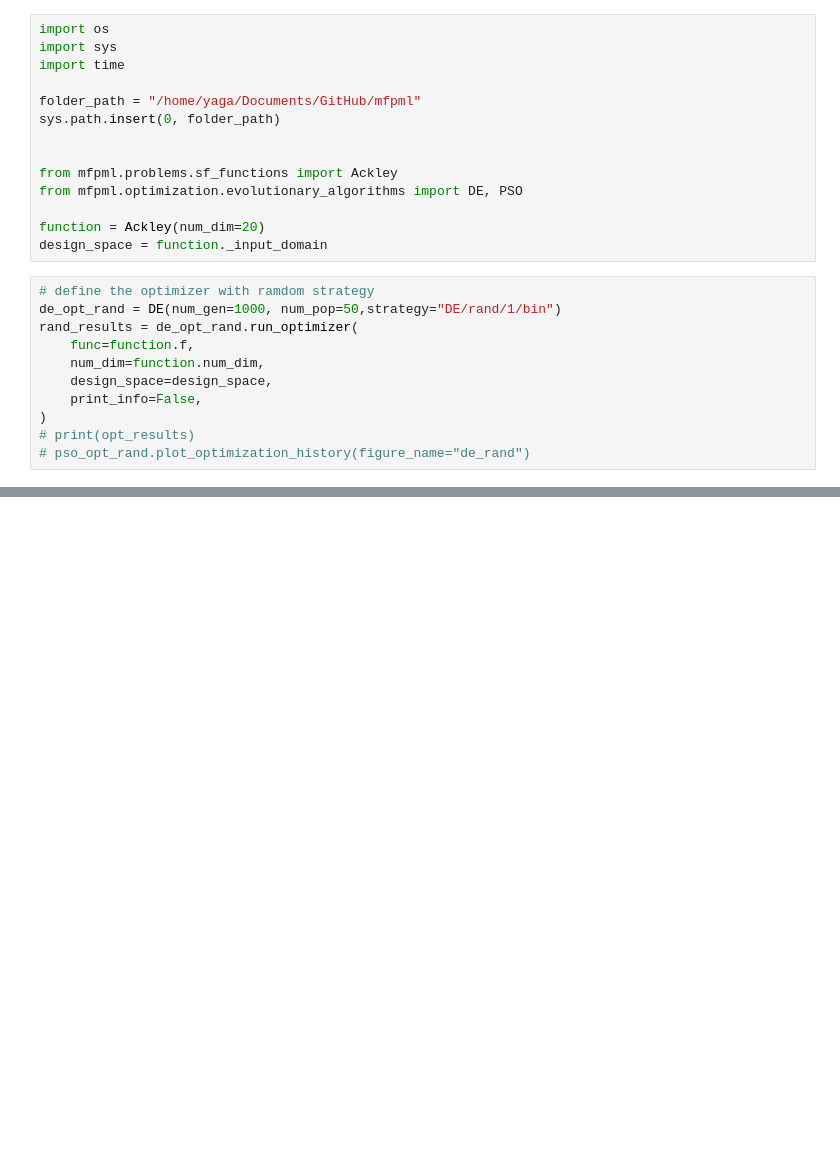
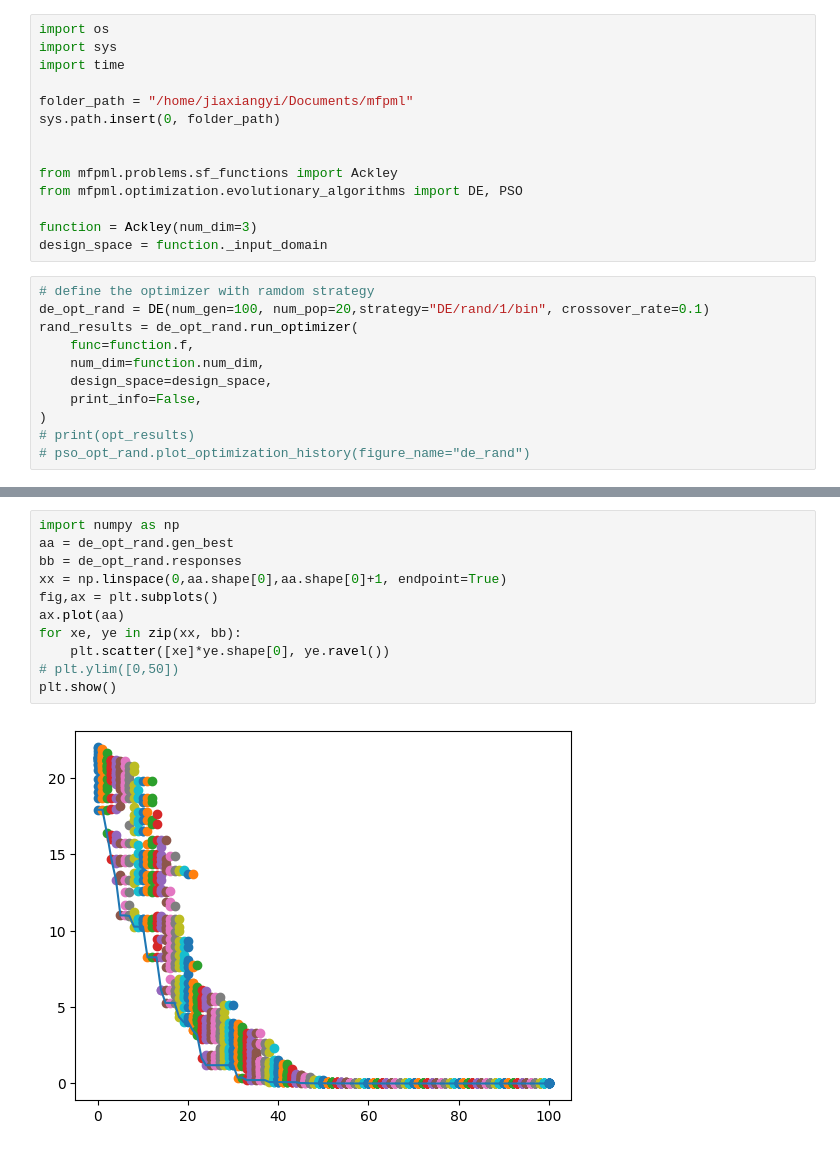
Before and after one commit to JiaxiangYi96/mfpml, a Jupyter notebook: examples/test_optimizer/optimizer_comparion.ipynb, the cells around one changed output, grey strips where cells are left out. Drawn from its saved outputs; the diff is of its cells as text; blank space fills up the shorter version.

```diff
--- a/examples/test_optimizer/optimizer_comparion.ipynb
+++ b/examples/test_optimizer/optimizer_comparion.ipynb
@@ -3,18 +3,18 @@ import os
 import sys
 import time
 
-folder_path = "/home/yaga/Documents/GitHub/mfpml"
+folder_path = "/home/jiaxiangyi/Documents/mfpml"
 sys.path.insert(0, folder_path)
 
 
 from mfpml.problems.sf_functions import Ackley
 from mfpml.optimization.evolutionary_algorithms import DE, PSO
 
-function = Ackley(num_dim=20)
+function = Ackley(num_dim=3)
 design_space = function._input_domain
 # %%
 # define the optimizer with ramdom strategy
-de_opt_rand = DE(num_gen=1000, num_pop=50,strategy="DE/rand/1/bin")
+de_opt_rand = DE(num_gen=100, num_pop=20,strategy="DE/rand/1/bin", crossover_rate=0.1)
 rand_results = de_opt_rand.run_optimizer(
     func=function.f,
     num_dim=function.num_dim,
@@ -55,0 +56,13 @@ plt.show()
+# %%
+import numpy as np
+aa = de_opt_rand.gen_best
+bb = de_opt_rand.responses
+xx = np.linspace(0,aa.shape[0],aa.shape[0]+1, endpoint=True)
+fig,ax = plt.subplots()
+ax.plot(aa)
+for xe, ye in zip(xx, bb):
+    plt.scatter([xe]*ye.shape[0], ye.ravel())
+# plt.ylim([0,50])
+plt.show()
+# %% [output]
+[figure, added]
```
Also changed, not shown: parts of 4 cells of this notebook, 7 other files.
